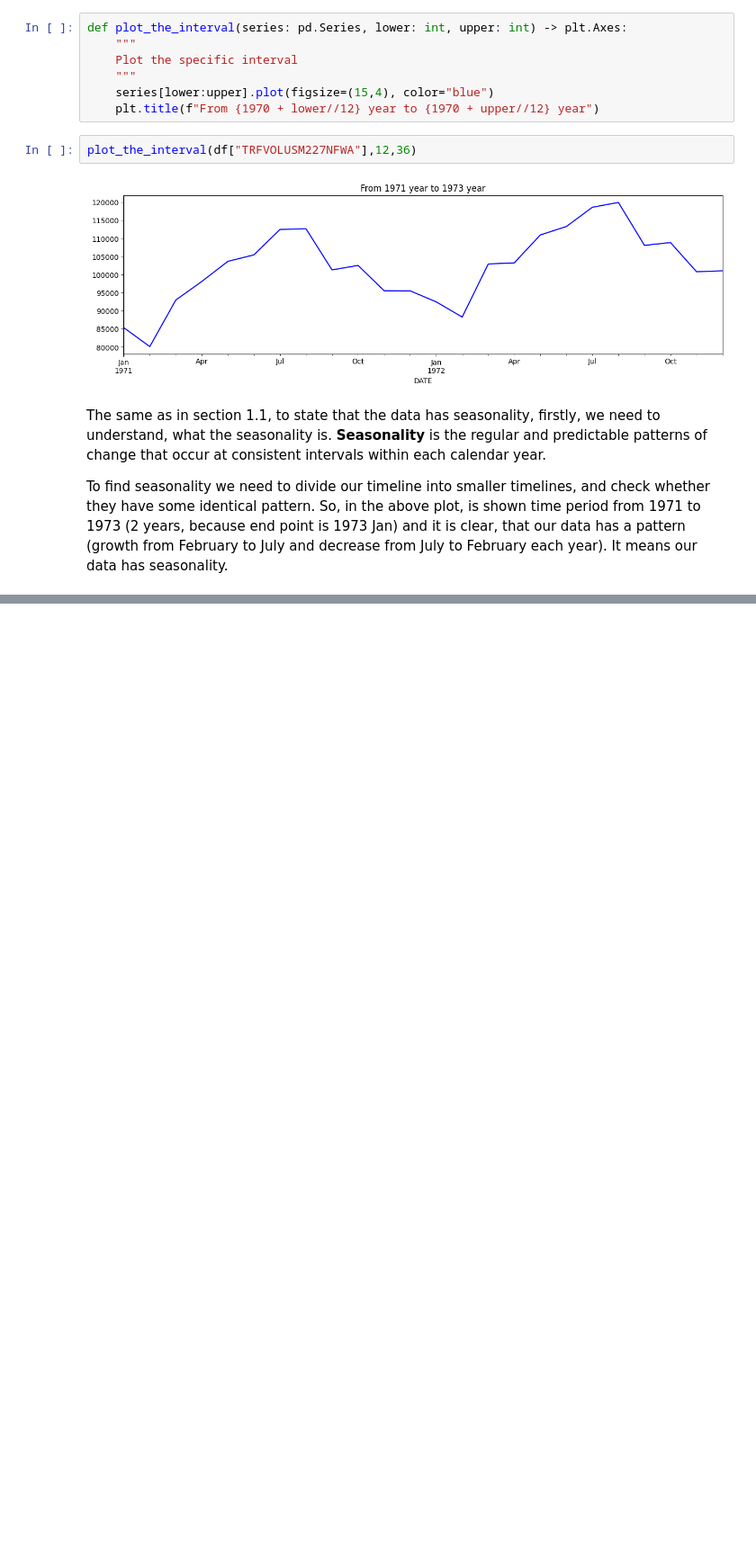
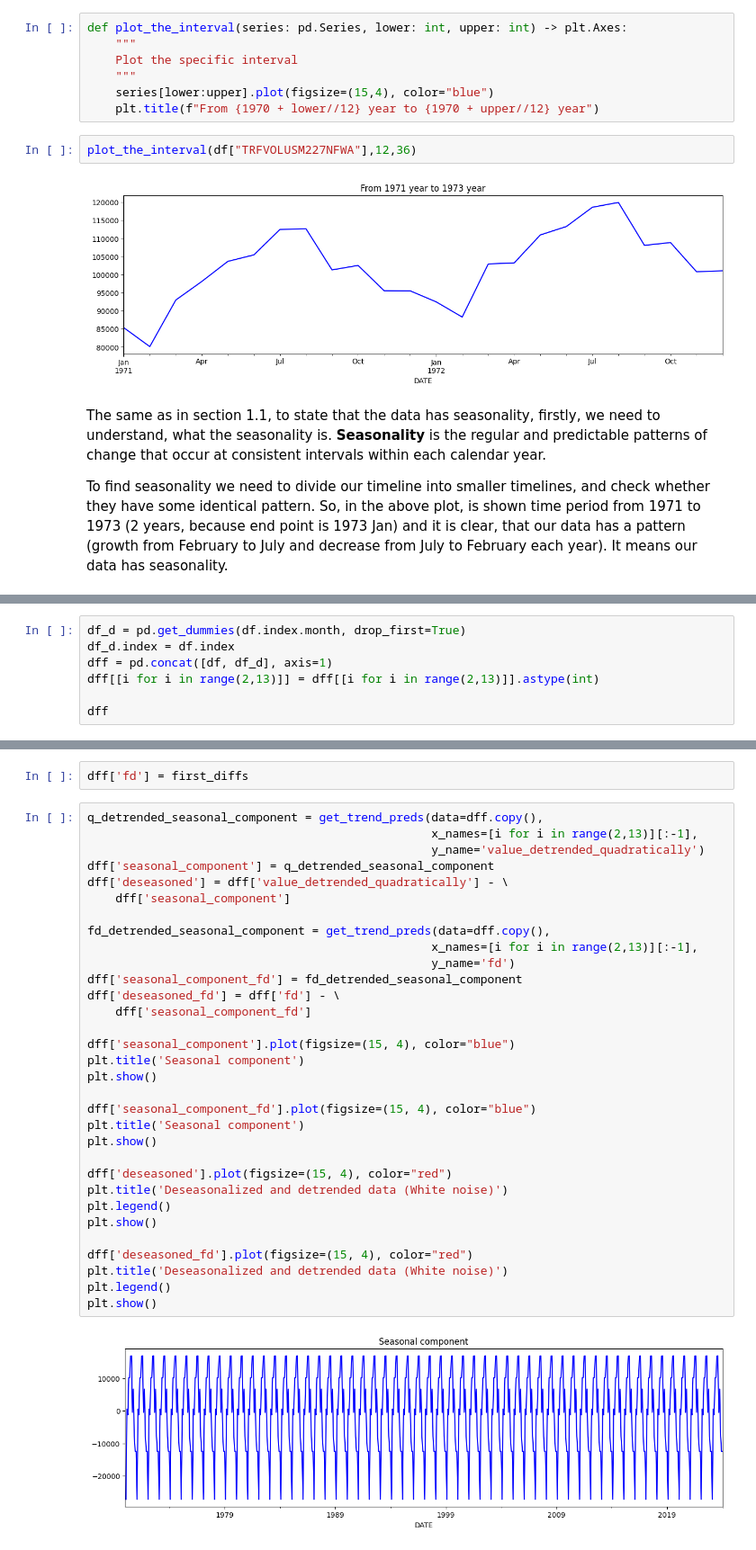
Before and after one commit to H1mansh0/time_series, a Jupyter notebook: time_series.ipynb, the cells around one changed output, grey strips where cells are left out. Shown at 90% size. Cells and saved outputs as stored; diff of their text form; blank space fills up the shorter version.

```diff
--- a/time_series.ipynb
+++ b/time_series.ipynb
@@ -337,0 +373,7 @@ To find seasonality we need to divide our timeline into smaller timelines, and c
+# %%
+df_d = pd.get_dummies(df.index.month, drop_first=True)
+df_d.index = df.index
+dff = pd.concat([df, df_d], axis=1)
+dff[[i for i in range(2,13)]] = dff[[i for i in range(2,13)]].astype(int)
+
+dff
@@ -337,0 +395,36 @@ To find seasonality we need to divide our timeline into smaller timelines, and c
+# %%
+dff['fd'] = first_diffs
+# %%
+q_detrended_seasonal_component = get_trend_preds(data=dff.copy(),
+                                                 x_names=[i for i in range(2,13)][:-1],
+                                                 y_name='value_detrended_quadratically')
+dff['seasonal_component'] = q_detrended_seasonal_component
+dff['deseasoned'] = dff['value_detrended_quadratically'] - \
+    dff['seasonal_component']
+
+fd_detrended_seasonal_component = get_trend_preds(data=dff.copy(),
+                                                 x_names=[i for i in range(2,13)][:-1],
+                                                 y_name='fd')
+dff['seasonal_component_fd'] = fd_detrended_seasonal_component
+dff['deseasoned_fd'] = dff['fd'] - \
+    dff['seasonal_component_fd']
+
+dff['seasonal_component'].plot(figsize=(15, 4), color="blue")
+plt.title('Seasonal component')
+plt.show()
+
+dff['seasonal_component_fd'].plot(figsize=(15, 4), color="blue")
+plt.title('Seasonal component')
+plt.show()
+
+dff['deseasoned'].plot(figsize=(15, 4), color="red")
+plt.title('Deseasonalized and detrended data (White noise)')
+plt.legend()
+plt.show()
+
+dff['deseasoned_fd'].plot(figsize=(15, 4), color="red")
+plt.title('Deseasonalized and detrended data (White noise)')
+plt.legend()
+plt.show()
+# %% [output]
+[figure, added]
```
Also changed, not shown: parts of 8 cells of this notebook.
